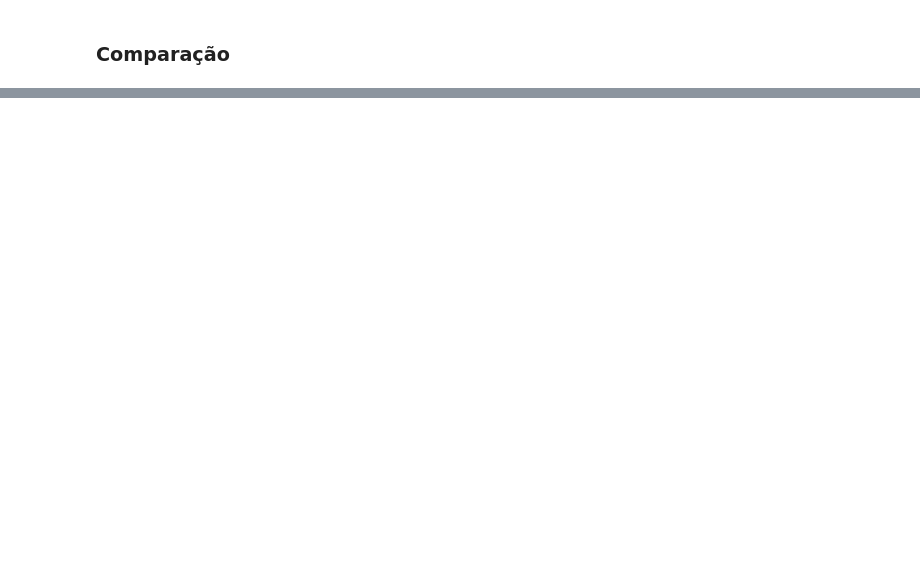
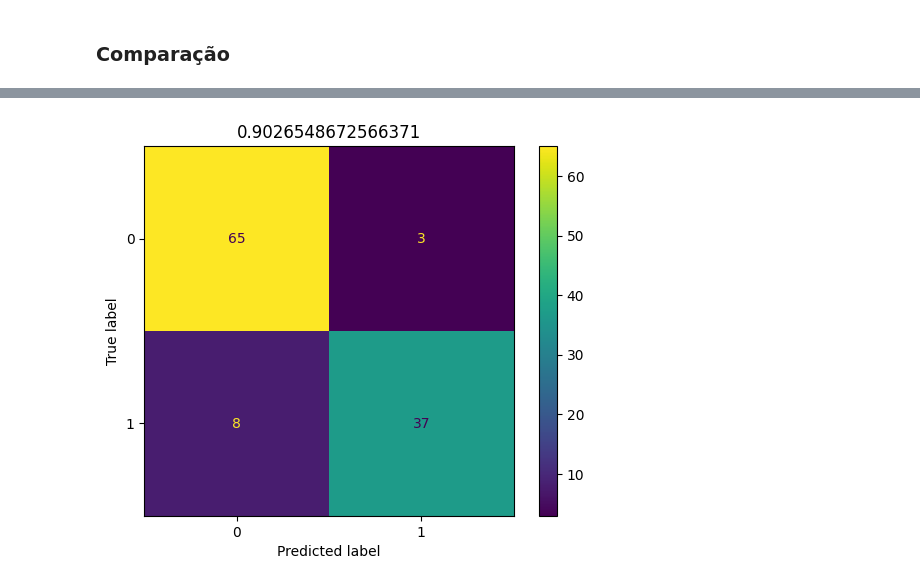
Before and after one commit to kaladabrio2020/Classfica-aoQualidadeDoSono, a Jupyter notebook: Analise.ipynb, the cells around one changed output, grey strips where cells are left out. Drawn from its saved outputs; the diff is of its cells as text; code cells hidden in the pictures; blank space fills up the shorter version.

```diff
--- a/Analise.ipynb
+++ b/Analise.ipynb
@@ -389,0 +446,9 @@ pd.DataFrame({
+# %%
+X = datasetT1.drop(columns=['Distúrbio do sono','ID da pessoa']).values
+Y = datasetT1['Distúrbio do sono'].values
+# %%
+x_train , x_test , y_train , y_test = train_test_split(X,Y,test_size=0.3)
+# %%
+RegressaoLogistica = LogisticRegression()
+# %%
+predR1 = RegressaoLogistica.fit(x_train,y_train).predict(x_test)
@@ -389,0 +463,8 @@ pd.DataFrame({
+# %%
+ConfusionMatrixDisplay(
+    confusion_matrix(y_test,predR1),
+).plot()
+plt.title(f'{accuracy_score(y_test,predR1)}')
+plt.show()
+# %% [output]
+[figure, added]
```
Also changed, not shown: parts of 31 cells of this notebook.
